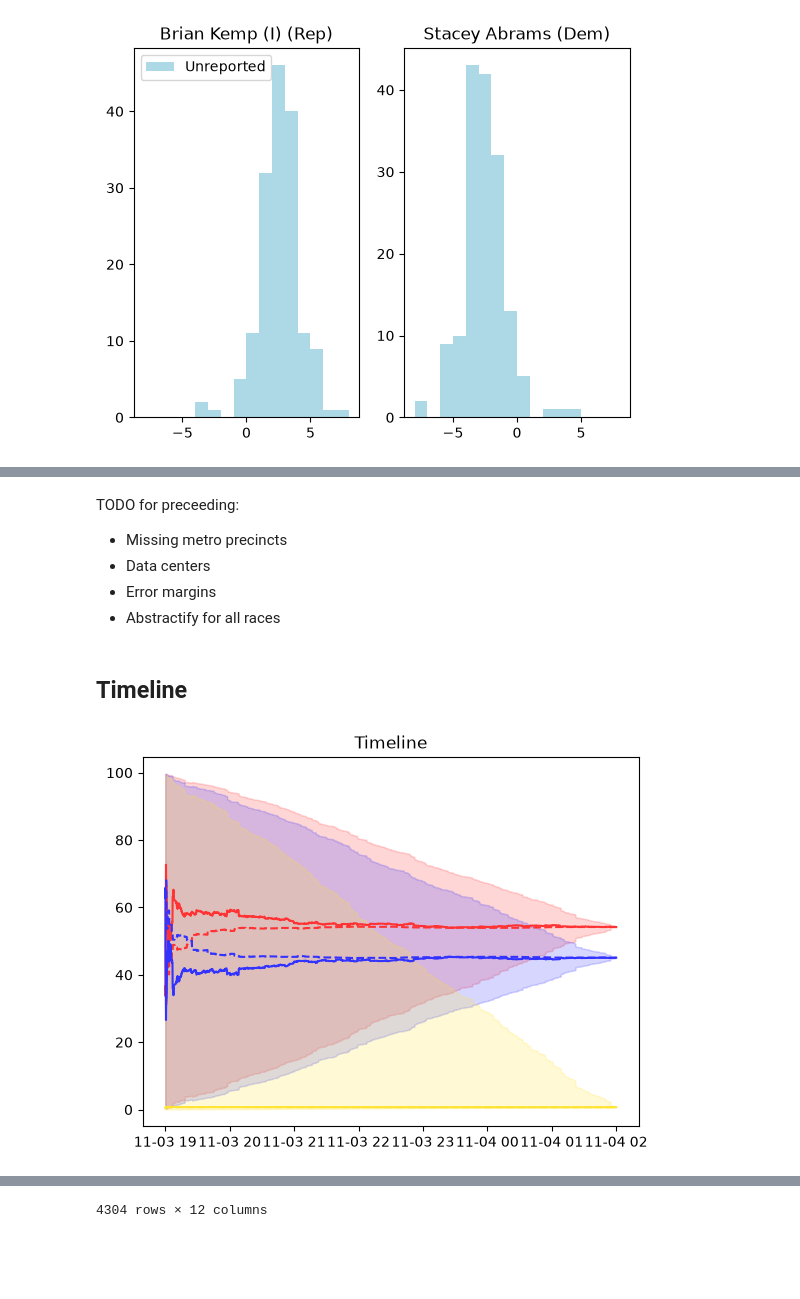
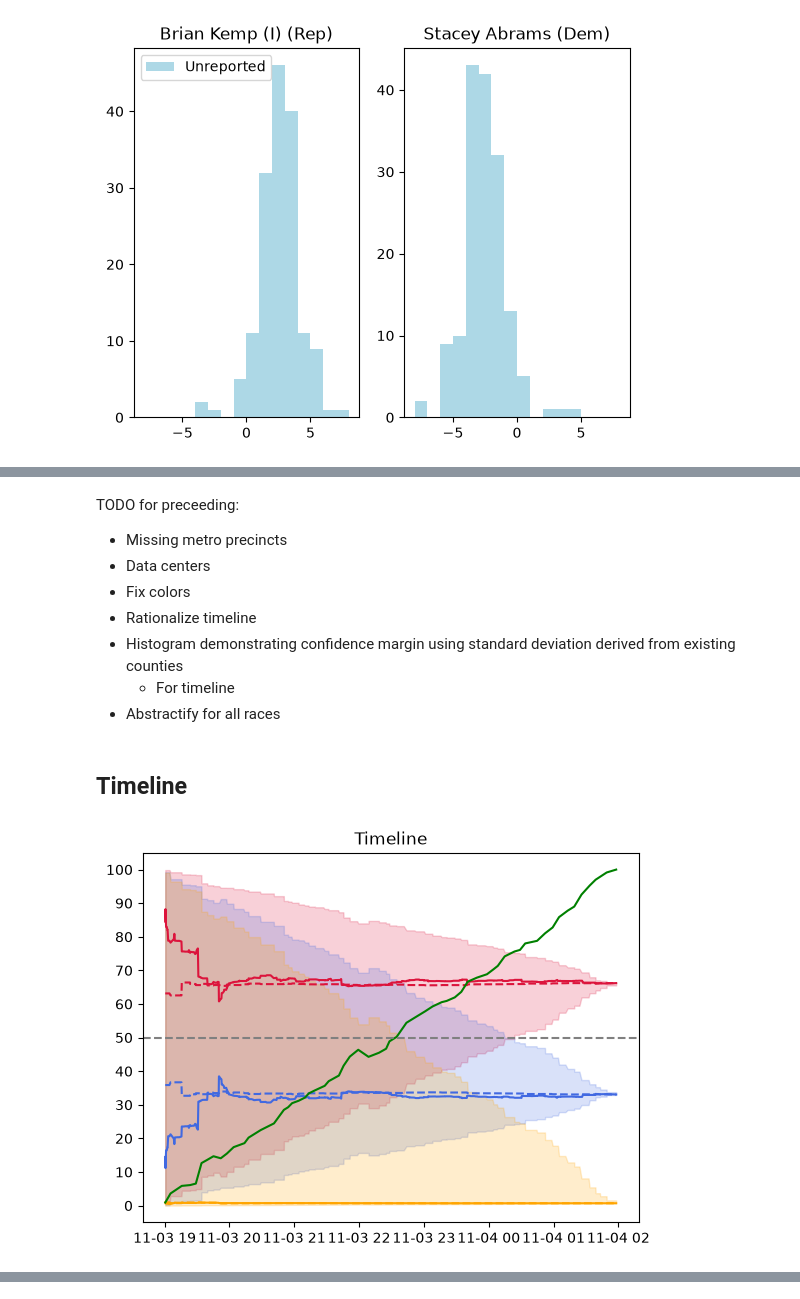
Before and after one commit to davidboers/2026electionmodels, a Jupyter notebook: statewides.ipynb, the cells around one changed output, grey strips where cells are left out. Cells and saved outputs as stored; diff of their text form; code cells hidden in the pictures; blank space fills up the shorter version.

```diff
--- a/statewides.ipynb
+++ b/statewides.ipynb
@@ -180,7 +180,9 @@ More will need to go here once we can actually use the SoS's json files
 # %% [markdown]
 2018 gubernatorial election results.
 # %%
-prev = import_historical(2018, 'governor')
+race = 'governor'
+
+prev = import_historical(2018, race)
 prev_table = display_single_results(prev, writein=81)
 fmt(prev_table)
 # %% [output]
@@ -327,6 +327,8 @@ def project_m(df_votes1: pd.DataFrame, prev_cands: pd.Index[str], curr_cands: pd
                                 names=['Region', 'Vote Method', 'Field']),
                                 columns=curr_cands)
     for region in regions:
+        if region not in df_votes1.index:
+            continue
         for method in methods:
             proj = model.project(df_votes1.loc[region].loc[method], prev_cands, curr_cands, swing_map)
             for field in proj.columns:
@@ -525,12 +527,12 @@ assert len(swings_county) == 159
 
 max_county_swing = swings_county.map(np.abs).max().max()
 max_county_swing = int(np.ceil(max_county_swing))
-range = (-max_county_swing, max_county_swing)
+hist_range = (-max_county_swing, max_county_swing)
 bins = max_county_swing * 2
 fig, axes = plt.subplots(1, 2, squeeze=False)
 for cand, ax in zip([curr_rep, curr_dem], axes[0]):
     ax.hist([swings_county[cand]], bins=bins,
-                    range=range, stacked=True, color=['lightblue'],
+                    range=hist_range, stacked=True, color=['lightblue'],
                     label=['Unreported', 'Reported'])
     ax.set_title(cand)
 l = axes[0][0].legend()
@@ -628,19 +637,24 @@ swing_metro_ax.set_axis_off()
 TODO for preceeding:
 * Missing metro precincts
 * Data centers
-* Error margins
+* Fix colors
+* Rationalize timeline
+* Histogram demonstrating confidence margin using standard deviation derived from existing counties
+    * For timeline
 * Abstractify for all races
 # %% [markdown]
 ## Timeline
 # %%
 out = pd.DataFrame(columns=pd.MultiIndex.from_product([curr_cands, ['Counted', 'Projection', 'Min. Share', 'Max. Share']]))
+
+reported = pd.Series()
 
 # Dummy
 df_votes['Reported?'] = False
 start_u = pd.to_datetime('2026-11-3T19:00:00').value // 10 ** 9
 end_u = pd.to_datetime('2026-11-4T02:00:00').value // 10 ** 9
 df_votes['Timestamp'] = pd.to_datetime(np.random.randint(start_u, end_u, len(df_votes)), unit='s')
-#df_votes.loc[['Fulton', 'DeKalb'], 'Timestamp'] += pd.DateOffset(hours=3)
+df_votes = df_votes.drop(metro_regs, level='Region')
 
 for i,timestamp in enumerate(np.sort(df_votes['Timestamp'].unique())):
     # Dummy
@@ -669,6 +683,8 @@ for i,timestamp in enumerate(np.sort(df_votes['Timestamp'].unique())):
         ranges = pd.DataFrame(stwd_current_count, columns=['Votes', 'Share'])
         ranges['Min. Share'] = ranges['Votes'] / total_projected * 100
         ranges['Max. Share'] = (ranges['Votes'] + votes_in_doubt) / total_projected * 100
+
+        reported[timestamp] = stwd_current_count['Votes'].sum() / total_projected * 100
         # endregion
 
     # Updated reporting
@@ -684,38 +700,41 @@ for i,timestamp in enumerate(np.sort(df_votes['Timestamp'].unique())):
 
     # Newly reporting
     newly_reporting = now_reporting[~now_reporting.isin(prev_reported)]
-    if len(newly_reporting) == 0:
-        assert False
-        continue
+    assert len(newly_reporting) != 0
     newly_reporting = pd.DataFrame(index=newly_reporting, columns=out.columns)
 
     for cand in curr_cands:
         newly_reporting[cand, 'Counted'] = results_table_at_t.loc[cand, 'Share']
         newly_reporting[cand, 'Projection'] = stwd_proj_at_t.loc[cand, 'Share']
         newly_reporting[cand, 'Min. Share'] = ranges.loc[cand, 'Min. Share']
         newly_reporting[cand, 'Max. Share'] = ranges.loc[cand, 'Max. Share']
     newly_reporting['Timestamp'] = timestamp
 
     out = pd.concat([out, newly_reporting])
 
 # For plot
 out_plt = out.set_index('Timestamp')
 fig, ax = plt.subplots()
 for cand in curr_cands:
     party = cand[-4:-1]
     color = {
-        'Rep': '#ff3333',
-        'Dem': '#3333ff',
-        'Lib': "#ffe433"
+        'Rep': 'crimson',
+        'Dem': 'royalblue',
+        'Lib': 'orange'
     }[party]
     ax.plot(out_plt[(cand, 'Counted')], color=color, linestyle='solid')
     ax.plot(out_plt[(cand, 'Projection')], color=color, linestyle='dashed')
     ax.fill_between(out_plt.index,
                     np.array(out_plt[(cand, 'Min. Share')], dtype=float),
                     np.array(out_plt[(cand, 'Max. Share')], dtype=float),
                     alpha=0.2, color=color)
 ax.set_title('Timeline')
+
+ax.plot(reported, color='green')
+
+ax.set_yticks(np.arange(0, 110, 10))
+ax.axhline(50, color='gray', ls='--')
+
 plt.show()
-out_plt
 # %% [output]
-[figure, old version]
+[figure, new version]
@@ -736 +740,0 @@ out_plt
-4304 rows × 12 columns
```
Also changed, not shown: parts of 3 cells of this notebook, 9 other files.
